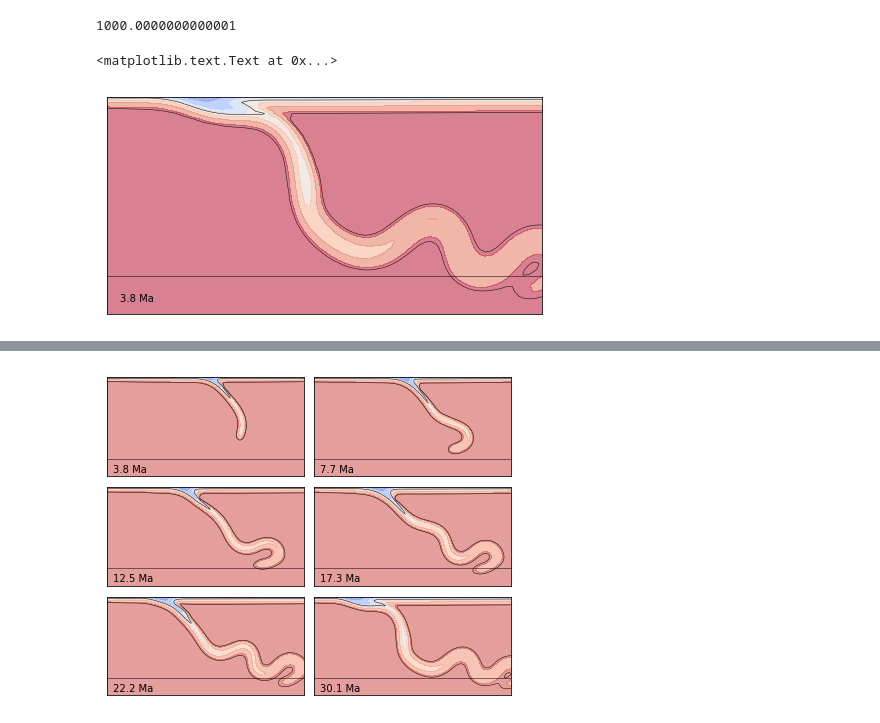
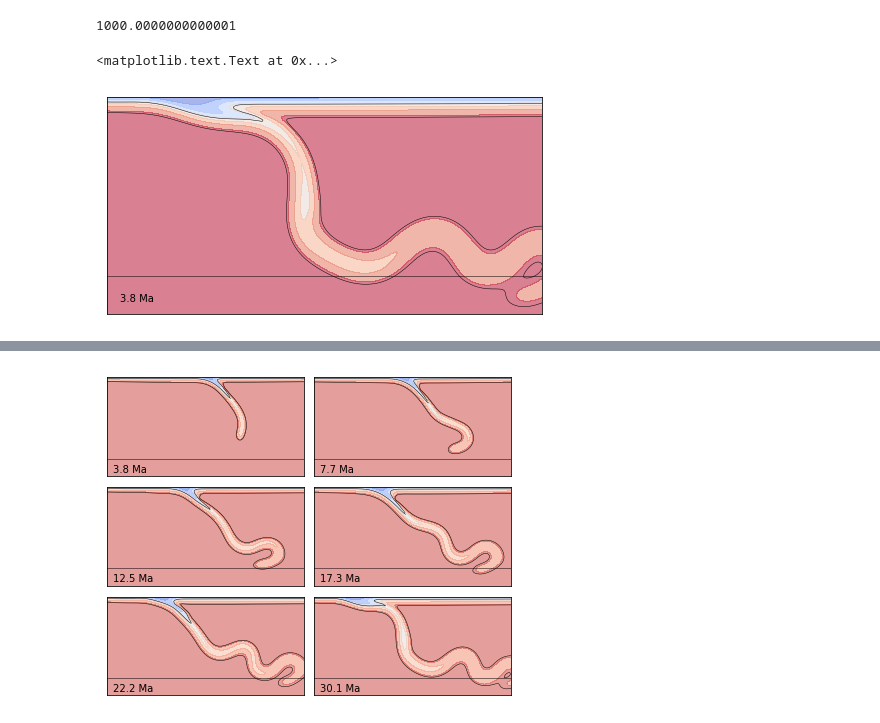
Before and after one commit to dansand/flat_slab, a Jupyter notebook: analysis/stress_curvature.ipynb, the cells around one changed output, grey strips where cells are left out. Saved outputs shown, nothing was run; the diff lists cells and outputs as text; code cells hidden in the pictures.

```diff
--- a/analysis/stress_curvature.ipynb
+++ b/analysis/stress_curvature.ipynb
@@ -73,5 +76,7 @@ len(mppoints)
 # %%
-i = 47
+#i = 47
+i = 75
+#i = 57
 depthlimit = 1. - (350/2900.)
 # %%
 indexes = np.argsort(mppoints[i][:,0])
@@ -258,6 +284,6 @@ import glucifer
 # %%
-yres = 128
-xres = 768
+yres = 192
+xres = int(yres  * 6)
 elementType = 'Q1/dQ0'
 depth = 0.3448275862068966
 aspectRatio  = 5
@@ -308,5 +335,7 @@ sfile
 # %%
-tempFiles = natsort.natsort(glob2.glob('/workspace2/flat_slab/A/6/temp**.h5'))
+#tempFiles = natsort.natsort(glob2.glob('/workspace2/flat_slab/A/6/temp**.h5'))
+tempFiles = natsort.natsort(glob2.glob('/workspace2/flat_slab/B/4/temp**.h5'))
+
 tfile = tempFiles[i]
 tfile
 # %% [output]
@@ -356,24 +389,24 @@ stress[temp > 1270] = np.nan
 # %%
 fig, ax = plt.subplots(figsize=(12, 4))
 #ax.imshow(stress, cmap='coolwarm', vmax = 150, vmin = -150,
 #          extent=[mesh.minCoord[0]*2900, mesh.maxCoord[0]*2900, 1000, 0] )
-
+times = [3.8, 7.7, 12.5, 17.3, 22.2, 30.1]
 lf = ax.contourf(temp, cmap='coolwarm', vmax = 1300, vmin = 1,
           extent=[mesh.minCoord[0]*2900, mesh.maxCoord[0]*2900, 0, 1000], alpha = 0.5,
                 levels = [    0.,   200.,   400.,   600.,   800.,  1000.,  1200.,  1420.])
 
 ax.contour(temp, colors='k', levels=[650., 1250.],
                  extent=[mesh.minCoord[0]*2900, mesh.maxCoord[0]*2900, 0, 1000], linewidths = 0.5 )
 
 ax.hlines(660, -1000, 1000,  alpha = 0.5 , linewidths = 1 )
 
 ax.set_xlim(-800, 800)
 ax.set_ylim(800, 0)
 ax.set_aspect('equal')
 ax.set_xticks([])
 ax.set_yticks([])
 
 ax.text(-750, 750,'{} Ma'.format(times[0]), size = 10)
 # %% [output]
 <matplotlib.text.Text at 0x...>
-[figure, old version]
+[figure, new version]
```
Also changed, not shown: parts of 54 cells of this notebook, 11 other files.
